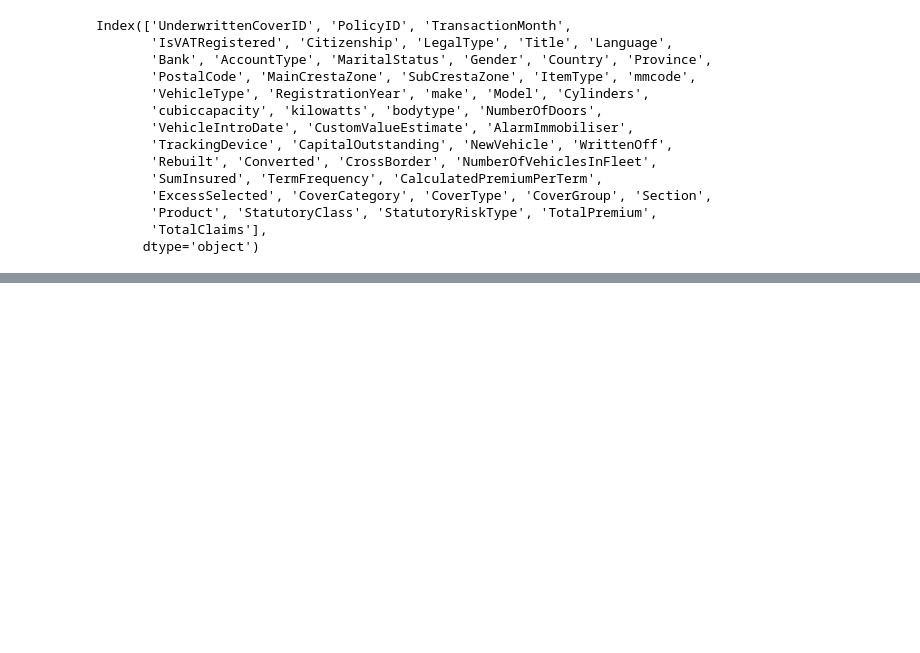
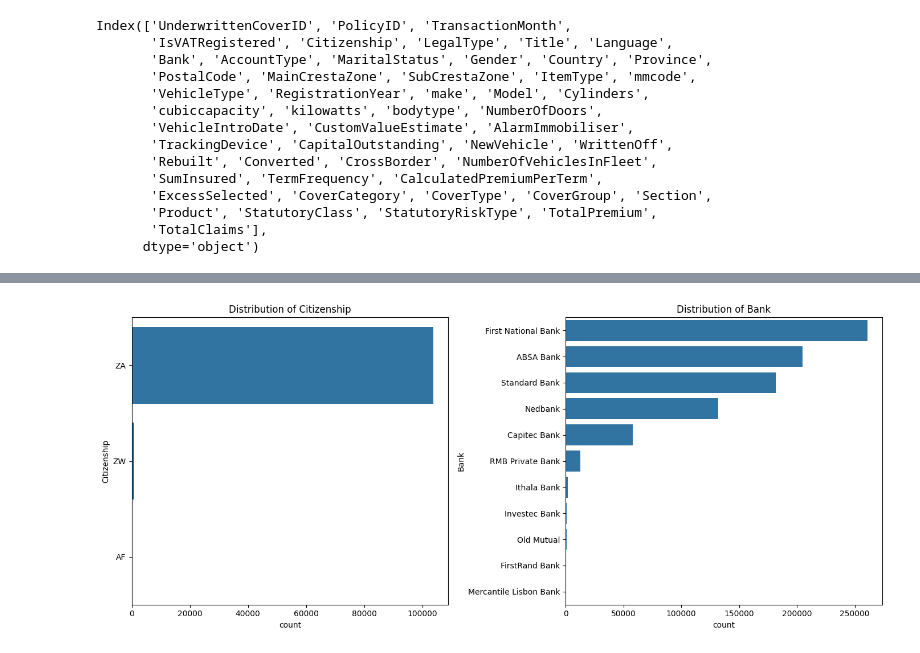
Before and after one commit to Gutema-1990/10_Academy_week3, a Jupyter notebook: data_preprocess.ipynb, the cells around one changed output, grey strips where cells are left out. Cells and saved outputs as stored; diff of their text form; code cells hidden in the pictures; blank space fills up the shorter version.

```diff
--- a/data_preprocess.ipynb
+++ b/data_preprocess.ipynb
@@ -32,0 +135,13 @@ Index(['UnderwrittenCoverID', 'PolicyID', 'TransactionMonth',
+# %%
+# Plot bar charts for categorical features
+categorical_columns = ['Citizenship', 'Bank']  # Add more if needed
+
+plt.figure(figsize=(14, 6))
+for i, col in enumerate(categorical_columns, 1):
+    plt.subplot(1, len(categorical_columns), i)
+    sns.countplot(y=data_nan[col], order=data_nan[col].value_counts().index)
+    plt.title(f'Distribution of {col}')
+plt.tight_layout()
+plt.show()
+# %% [output]
+[figure, added]
```
Also changed, not shown: parts of 13 cells of this notebook.
